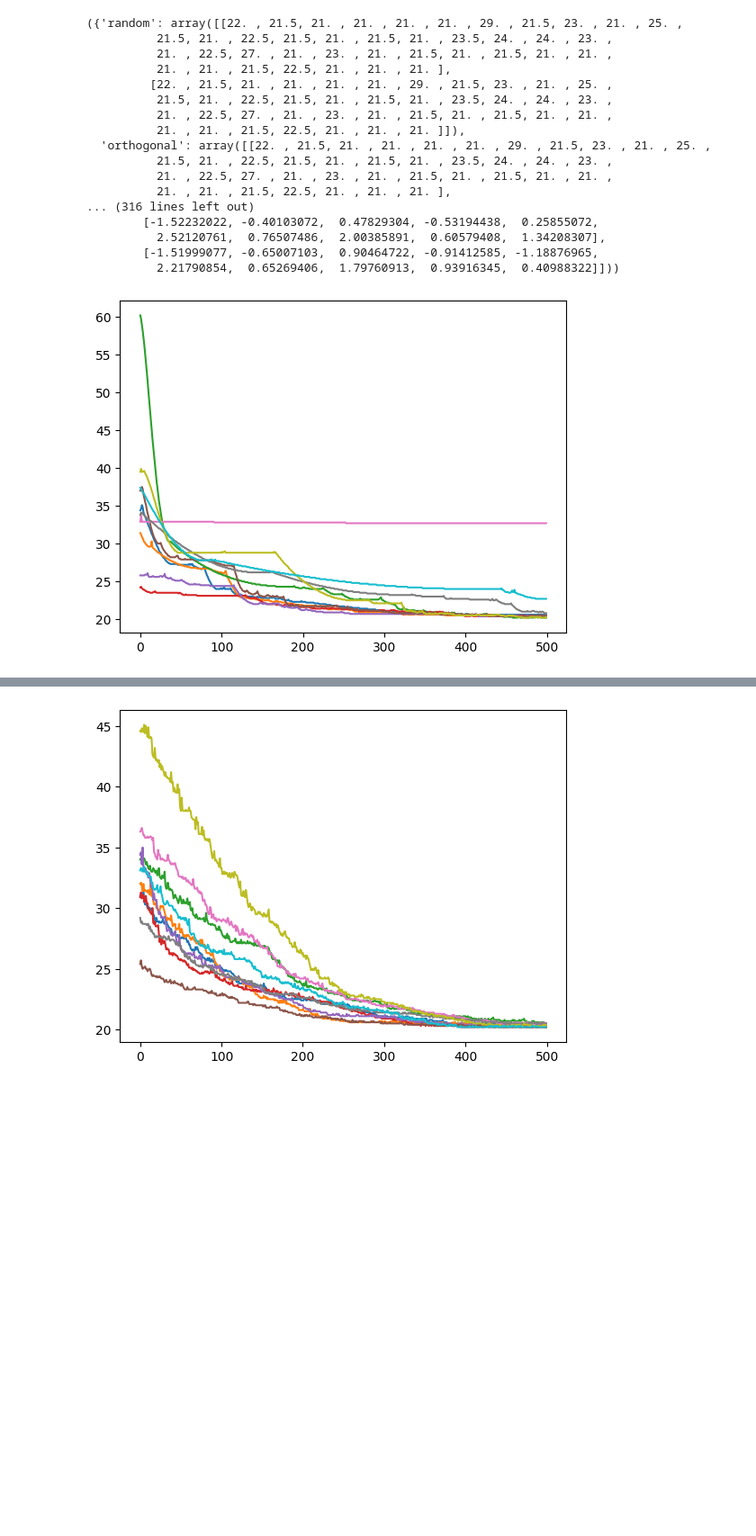
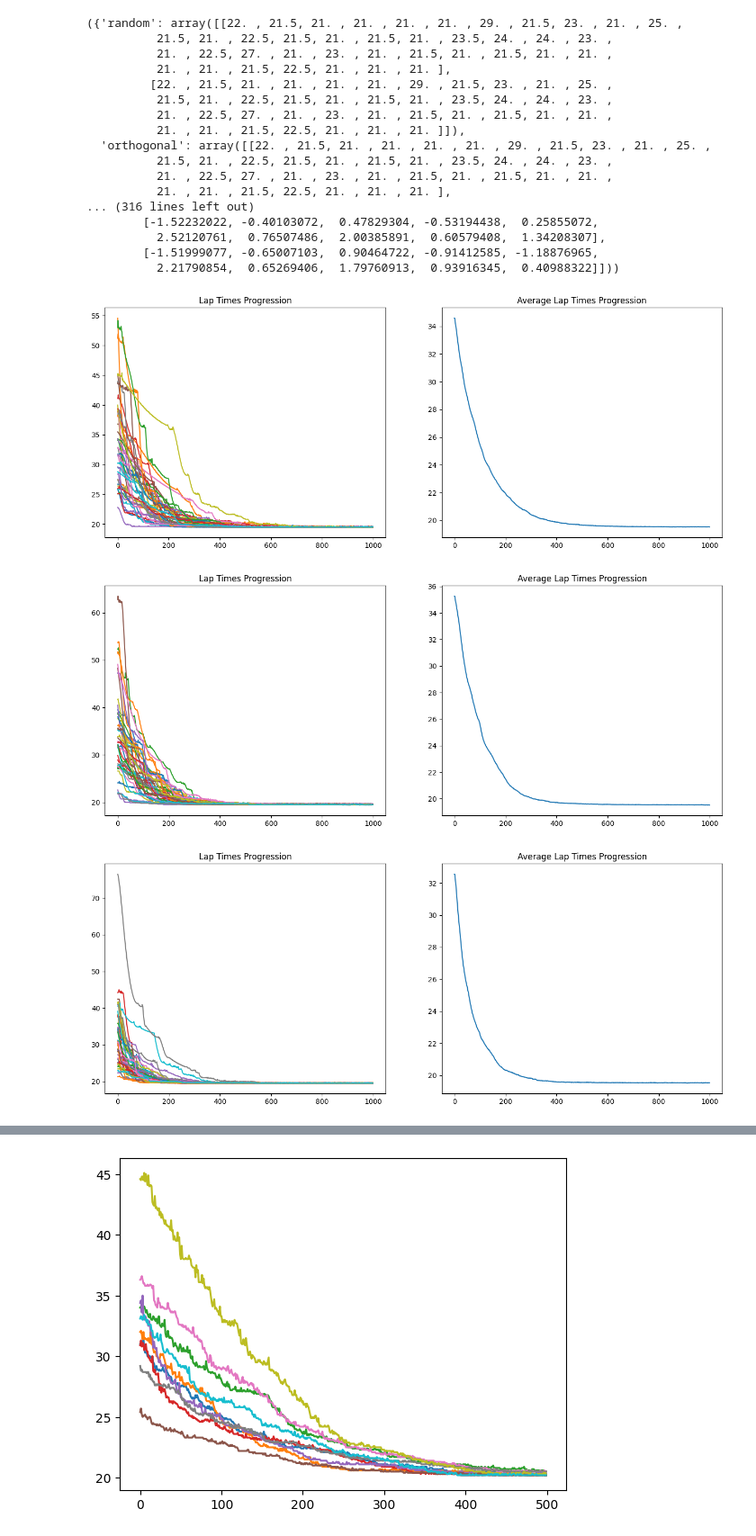
Before and after one commit to gullo97/FormulaAI, a Jupyter notebook: notebook.ipynb, the cells around one changed output, grey strips where cells are left out. Shown at 90% size. Saved outputs shown, nothing was run; the diff lists cells and outputs as text; code cells hidden in the pictures; blank space fills up the shorter version.

```diff
--- a/notebook.ipynb
+++ b/notebook.ipynb
@@ -270,7 +270,7 @@ track = generate_fourier_vectorized(L, N_FEATURES)
 
 
 
-lap_times_history, budget_history, trained_agents, track = main(num_agents=N_AGENTS, num_laps=N_LAPS, initial_budget=4000.0, live_plotting=False, dt=0.1, L = L, n = N_FEATURES, track=track, methods = ['orthogonal', 'max_feature', 'top_k_features'])
+lap_times_history, budget_history, trained_agents, track = old_main(num_agents=N_AGENTS, num_laps=N_LAPS, initial_budget=4000.0, live_plotting=False, dt=0.1, L = L, n = N_FEATURES, track=track, methods = ['orthogonal', 'max_feature', 'top_k_features'])
 # %% [output]
 Method: orthogonal
 [figure]
@@ -382,7 +404,7 @@ class Agent():
 # %%
 # new main function that uses the Agent class
 
-def main(n_agents, track, n_laps, dt = 0.1, L = 30, N_FEATURES = 10, method = 'max_feature', rotation_scale = 0.1, MEMORY = True):
+def main(n_agents, track, n_laps, dt = 0.1, L = 30, N_FEATURES = 10, method = 'max_feature', rotation_scale = 0.1, MEMORY = True, FIXED_ROTATION_SCALE = True):
 
 
     agents = [Agent(N_FEATURES) for _ in range(n_agents)]
@@ -403,5 +425,5 @@ def main(n_agents, track, n_laps, dt = 0.1, L = 30, N_FEATURES = 10, method = 'm
             mask = positions < L
             lap_times[mask] += dt
         for i, agent in enumerate(agents):
-            agent.optimize(lap_times[i], rotation_scale = rotation_scale, method = method, MEMORY = MEMORY)
+            agent.optimize(lap_times[i], rotation_scale = rotation_scale, method = method, MEMORY = MEMORY, FIXED_ROTATION_SCALE = FIXED_ROTATION_SCALE)
     return agents, track
@@ -411,8 +430,35 @@ track = generate_fourier_vectorized(L, N_FEATURES)
-# %%
-agents, track = main(n_agents= 10, track = track, n_laps = 500, MEMORY=True)
-# print lap times history for each agent
-for agent in agents:
-    plt.plot(agent.lap_times_history)
-plt.show()
-# %% [output]
-[figure, removed]
+# %%
+L = 30
+N_FEATURES = 10
+N_LAPS = 1000
+N_AGENTS = 40
+DT = 0.1
+ROTATION_SCALE = 0.1
+FIXED_ROTATION_SCALE = False
+
+track = generate_fourier_vectorized(L, N_FEATURES)
+# track = np.array(track)
+# %%
+methods = ['random', 'orthogonal', 'max_feature', 'top_k_features']
+MEMORY = True
+for method in methods:
+    fig, (ax1, ax2) = plt.subplots(1, 2, figsize=(16, 6))
+
+    agents, track = main(n_agents= N_AGENTS, track = track, n_laps = N_LAPS, method = method, MEMORY = MEMORY, L = L, N_FEATURES = N_FEATURES, dt = DT, rotation_scale = ROTATION_SCALE, FIXED_ROTATION_SCALE = FIXED_ROTATION_SCALE)
+
+    for agent in agents:
+        ax1.plot(agent.lap_times_history)
+    # ax 1 title
+    ax1.set_title('Lap Times Progression')
+
+
+    # plot average lap times history for each method
+    avg_lap_times = [agent.lap_times_history for agent in agents]
+    ax2.plot(np.mean(avg_lap_times, axis = 0))
+    # ax 2 title
+    ax2.set_title('Average Lap Times Progression')
+    plt.show()
+# %% [output]
+[figure, added]
+[figure, added]
+[figure, added]
```
Also changed, not shown: parts of 5 cells of this notebook.
